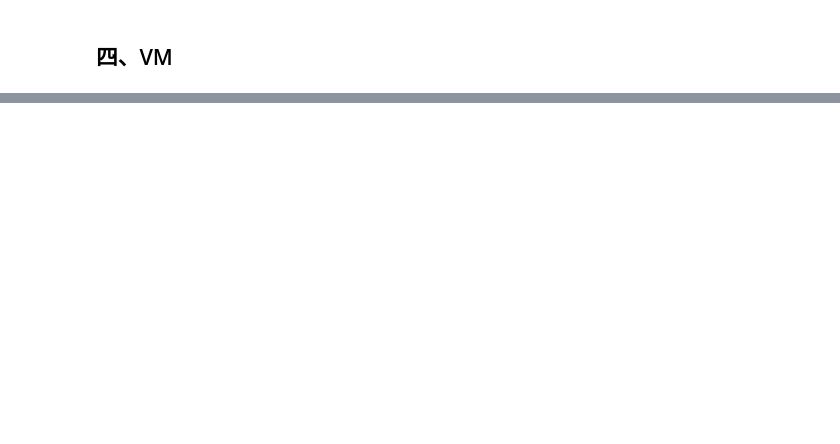
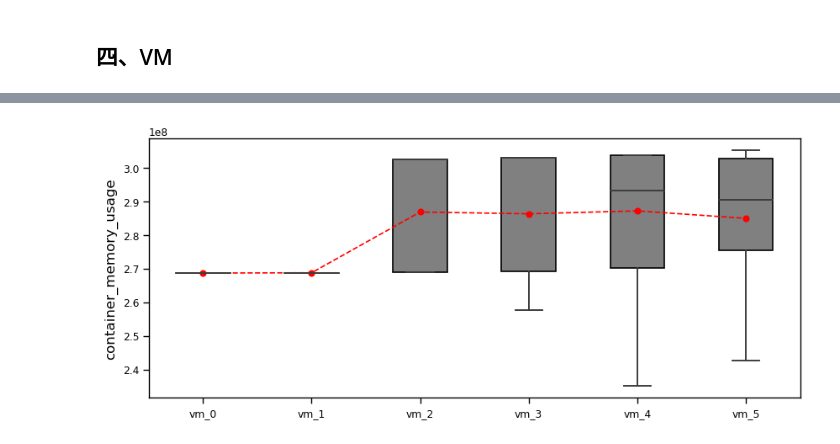
Before and after one commit to Faione/WorkloadAnalysis, a Jupyter notebook: analysis/agg_stress.ipynb, the cells around one changed output, grey strips where cells are left out. Cells and saved outputs as stored; diff of their text form; code cells hidden in the pictures; blank space fills up the shorter version.

```diff
--- a/analysis/agg_stress.ipynb
+++ b/analysis/agg_stress.ipynb
@@ -92,7 +147,12 @@ df_epoch.columns
 # %%
 column = df_epoch.columns[0]
+# 临时处理
+column = "container_memory_usage"
+#
 df = exp_data.one_column_on_workloads(column)
 display.plt_box(df, "", column)
+# %% [output]
+[figure, added]
 # %%
 # exp_root = "/home/ict/appProfile/data/stress_test/same_cpuset/net_no_20231026122017"
 # plt_per_column(exp_root)
```
Also changed, not shown: parts of 11 cells of this notebook, 2 other files.
